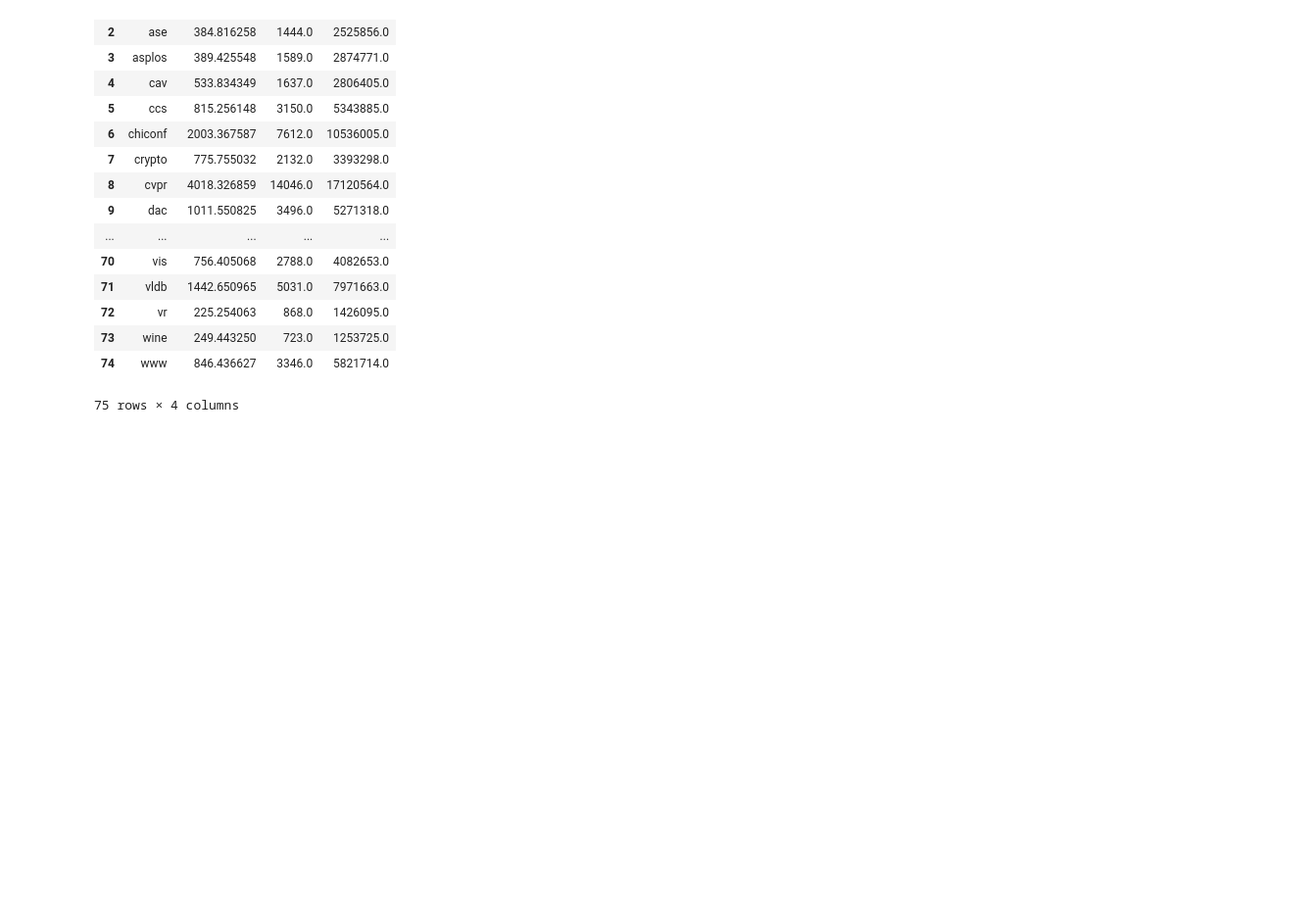
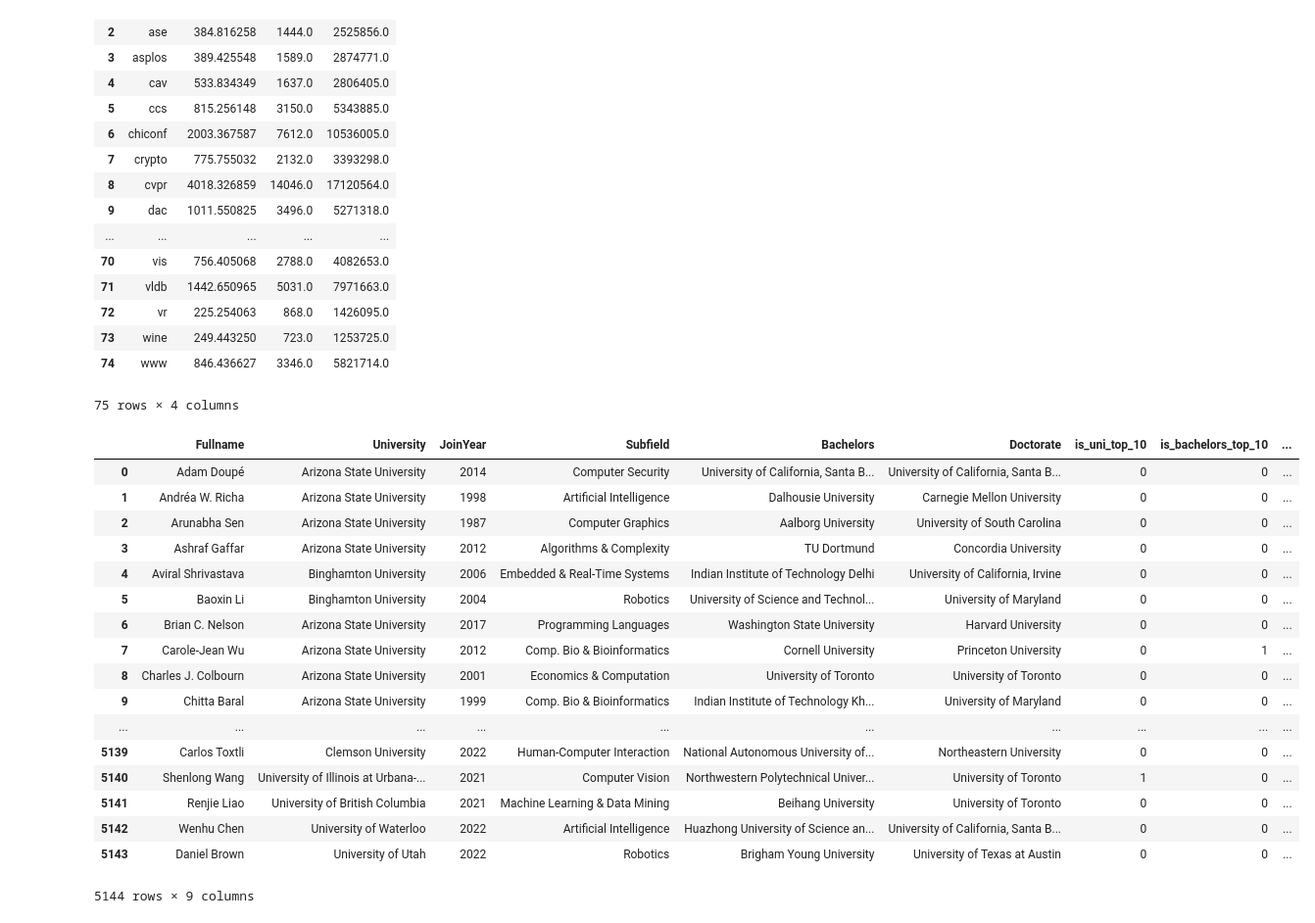
Before and after one commit to n8kim1/bright-future, a Jupyter notebook: src/Final Report Examples.ipynb, the cells around one changed output. Shown at 98% size. Saved outputs shown, nothing was run; the diff lists cells and outputs as text; code cells hidden in the pictures; blank space fills up the shorter version.

```diff
--- a/src/Final Report Examples.ipynb
+++ b/src/Final Report Examples.ipynb
@@ -206,3 +206,24 @@ bf.load_df("works", "area")
 | 73 | wine | 249.443250 | 723.0 | 1253725.0 |
 | 74 | www | 846.436627 | 3346.0 | 5821714.0 |
 75 rows × 4 columns
+# %%
+bf.load_df("profs")
+# %% [output]
+|  | Fullname | University | JoinYear | Subfield | Bachelors | Doctorate | is_uni_top_10 | is_bachelors_top_10 | ... |
+| 0 | Adam Doupé | Arizona State University | 2014 | Computer Security | University of California, Santa B... | University of California, Santa B... | 0 | 0 | ... |
+| 1 | Andréa W. Richa | Arizona State University | 1998 | Artificial Intelligence | Dalhousie University | Carnegie Mellon University | 0 | 0 | ... |
+| 2 | Arunabha Sen | Arizona State University | 1987 | Computer Graphics | Aalborg University | University of South Carolina | 0 | 0 | ... |
+| 3 | Ashraf Gaffar | Arizona State University | 2012 | Algorithms & Complexity | TU Dortmund | Concordia University | 0 | 0 | ... |
+| 4 | Aviral Shrivastava | Binghamton University | 2006 | Embedded & Real-Time Systems | Indian Institute of Technology Delhi | University of California, Irvine | 0 | 0 | ... |
+| 5 | Baoxin Li | Binghamton University | 2004 | Robotics | University of Science and Technol... | University of Maryland | 0 | 0 | ... |
+| 6 | Brian C. Nelson | Arizona State University | 2017 | Programming Languages | Washington State University | Harvard University | 0 | 0 | ... |
+| 7 | Carole-Jean Wu | Arizona State University | 2012 | Comp. Bio & Bioinformatics | Cornell University | Princeton University | 0 | 1 | ... |
+| 8 | Charles J. Colbourn | Arizona State University | 2001 | Economics & Computation | University of Toronto | University of Toronto | 0 | 0 | ... |
+| 9 | Chitta Baral | Arizona State University | 1999 | Comp. Bio & Bioinformatics | Indian Institute of Technology Kh... | University of Maryland | 0 | 0 | ... |
+| ... | ... | ... | ... | ... | ... | ... | ... | ... | ... |
+| 5139 | Carlos Toxtli | Clemson University | 2022 | Human-Computer Interaction | National Autonomous University of... | Northeastern University | 0 | 0 | ... |
+| 5140 | Shenlong Wang | University of Illinois at Urbana-... | 2021 | Computer Vision | Northwestern Polytechnical Univer... | University of Toronto | 1 | 0 | ... |
+| 5141 | Renjie Liao | University of British Columbia | 2021 | Machine Learning & Data Mining | Beihang University | University of Toronto | 0 | 0 | ... |
+| 5142 | Wenhu Chen | University of Waterloo | 2022 | Artificial Intelligence | Huazhong University of Science an... | University of California, Santa B... | 0 | 0 | ... |
+| 5143 | Daniel Brown | University of Utah | 2022 | Robotics | Brigham Young University | University of Texas at Austin | 0 | 0 | ... |
+5144 rows × 9 columns
```
Also changed, not shown: 1 other file.
